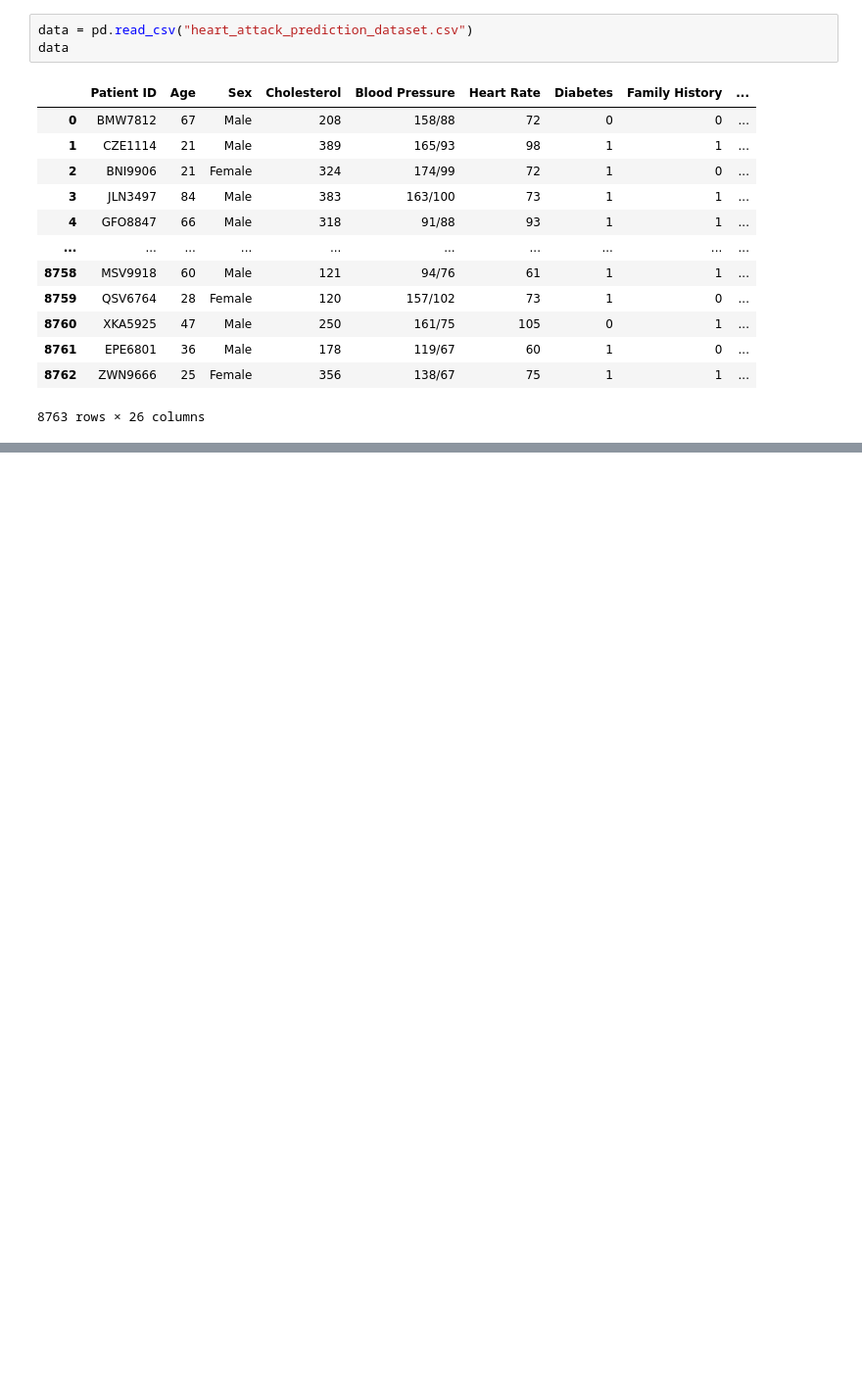
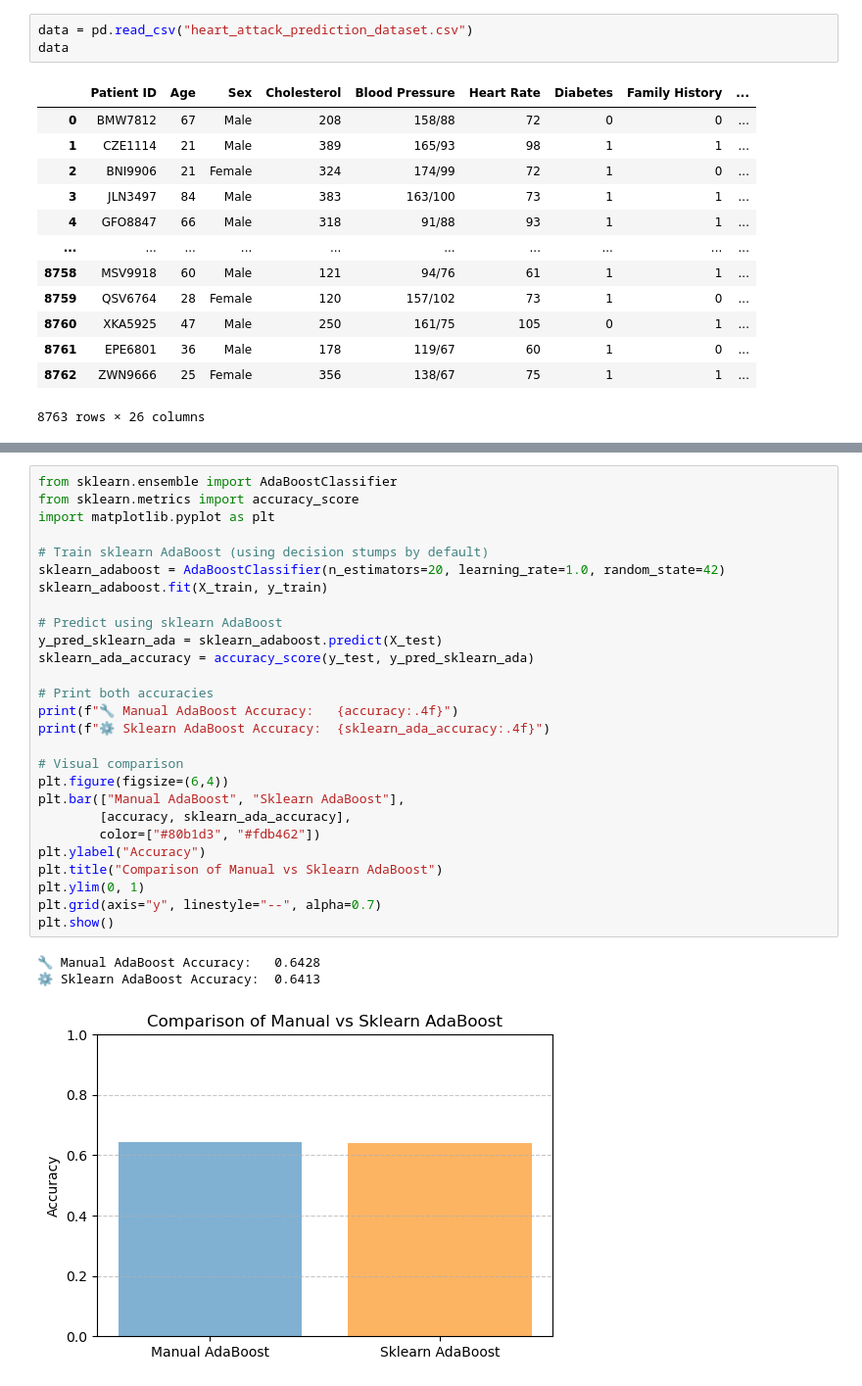
Before and after one commit to talgo59/ML_final_project, a Jupyter notebook: final_project.ipynb, the cells around one changed output, grey strips where cells are left out. Shown: that part at 98% size. Cells and saved outputs as stored; diff of their text form; blank space fills up the shorter version.

Commit message:
Final Project – Computational Learning

```diff
--- a/final_project.ipynb
+++ b/final_project.ipynb
@@ -500,0 +638,31 @@ Adaboost Accuracy: 0.6332002281802624
+# %%
+from sklearn.ensemble import AdaBoostClassifier
+from sklearn.metrics import accuracy_score
+import matplotlib.pyplot as plt
+
+# Train sklearn AdaBoost (using decision stumps by default)
+sklearn_adaboost = AdaBoostClassifier(n_estimators=20, learning_rate=1.0, random_state=42)
+sklearn_adaboost.fit(X_train, y_train)
+
+# Predict using sklearn AdaBoost
+y_pred_sklearn_ada = sklearn_adaboost.predict(X_test)
+sklearn_ada_accuracy = accuracy_score(y_test, y_pred_sklearn_ada)
+
+# Print both accuracies
+print(f"🔧 Manual AdaBoost Accuracy:   {accuracy:.4f}")
+print(f"⚙️ Sklearn AdaBoost Accuracy:  {sklearn_ada_accuracy:.4f}")
+
+# Visual comparison
+plt.figure(figsize=(6,4))
+plt.bar(["Manual AdaBoost", "Sklearn AdaBoost"],
+        [accuracy, sklearn_ada_accuracy],
+        color=["#80b1d3", "#fdb462"])
+plt.ylabel("Accuracy")
+plt.title("Comparison of Manual vs Sklearn AdaBoost")
+plt.ylim(0, 1)
+plt.grid(axis="y", linestyle="--", alpha=0.7)
+plt.show()
+# %% [output]
+🔧 Manual AdaBoost Accuracy:   0.6428
+⚙️ Sklearn AdaBoost Accuracy:  0.6413
+[figure, added]
```
Also changed, not shown: parts of 25 cells of this notebook, 1 other file.
